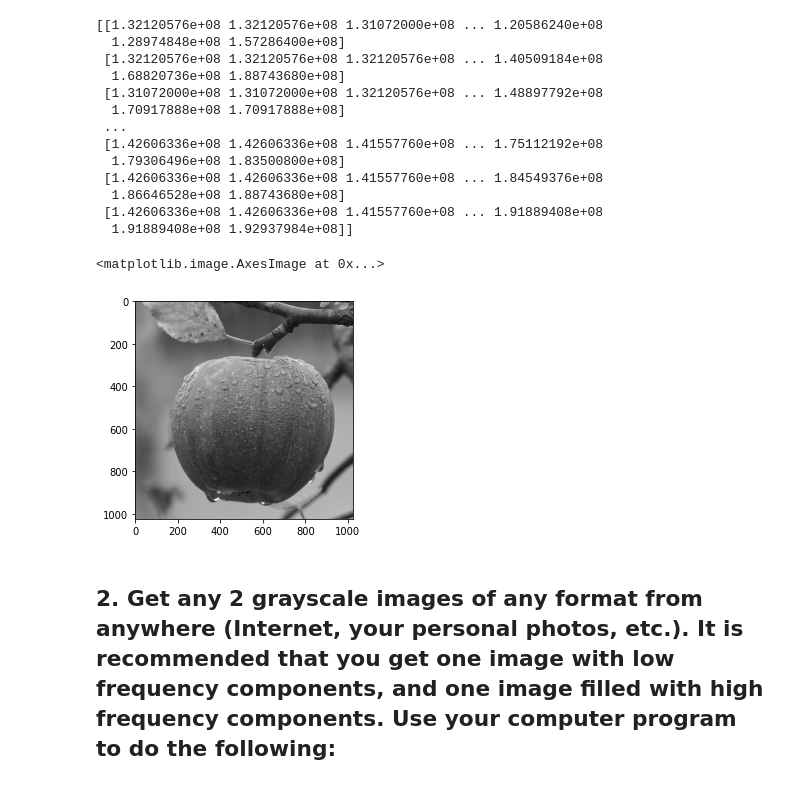
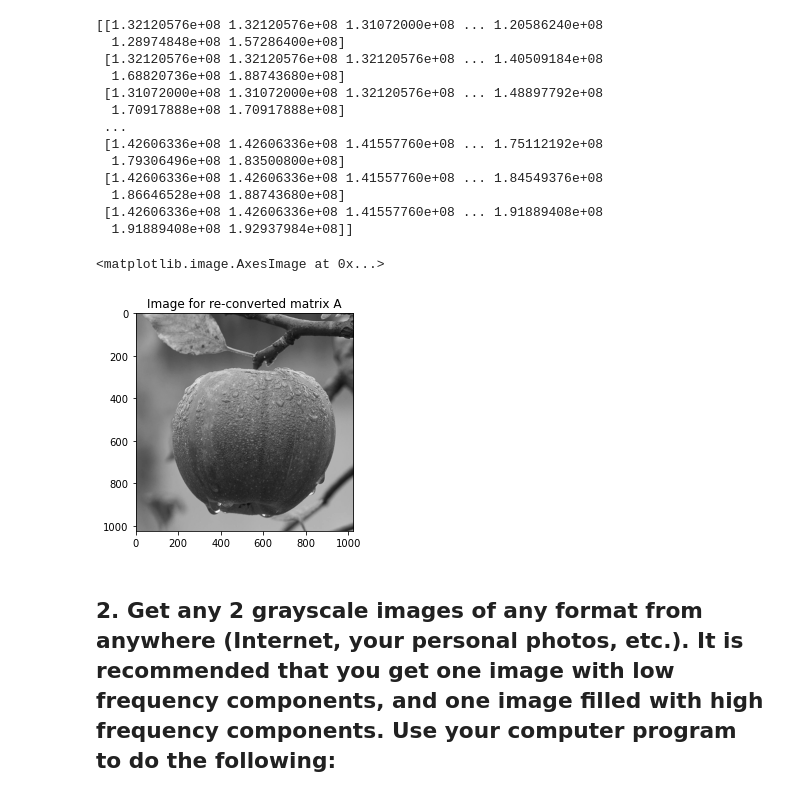
Before and after one commit to wooyounggggg/Linear-Algebra-project, a Jupyter notebook: ImageCompression/source/ImageCompression.ipynb, the cells around one changed output. Drawn from its saved outputs; the diff is of its cells as text; code cells hidden in the pictures.

```diff
--- a/ImageCompression/source/ImageCompression.ipynb
+++ b/ImageCompression/source/ImageCompression.ipynb
@@ -177,10 +187,11 @@ print(reConvertedA)
   1.91889408e+08 1.92937984e+08]]
 # %%
 # sol 1.(f) : Show the reconstructed image Aˆ on the screen.
+plt.title('Image for re-converted matrix A')
 plt.imshow(reConvertedA, cmap='gray')
 # %% [output]
 <matplotlib.image.AxesImage at 0x...>
-[figure, old version]
+[figure, new version]
 # %% [markdown]
 <h2> 2. Get any 2 grayscale images of any format from anywhere (Internet, your personal
 photos, etc.). It is recommended that you get one image with low frequency components,
```
Also changed, not shown: parts of 8 cells of this notebook.
